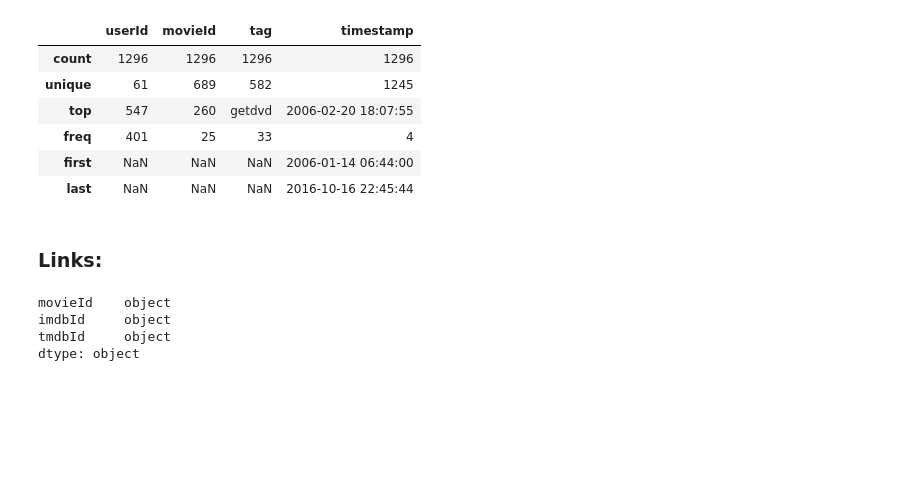
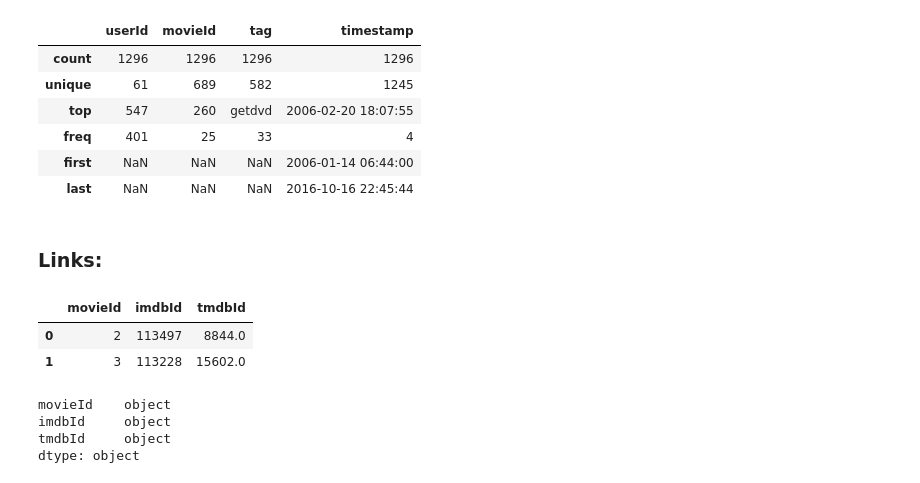
Before and after one commit to Alfonsogar/master_ds_project, a Jupyter notebook: Movielens.ipynb, the cells around one changed output. Saved outputs shown, nothing was run; the diff lists cells and outputs as text; code cells hidden in the pictures; blank space fills up the shorter version.

```diff
--- a/Movielens.ipynb
+++ b/Movielens.ipynb
@@ -23,7 +23,7 @@ user = pd.read_table(path_file + '/u.user', sep='|', header = None, names=column
 # %%
 tags = pd.read_csv(path_file + '/tags.csv', header=0)
 # %%
-links = pd.read_csv(path_file + '/clean_links.csv', header=0, columns_names=['movieId', 'imdbId', 'tmdbId'])
+links = pd.read_csv(path_file + '/clean_links.csv', header=0, names=['movieId', 'imdbId', 'tmdbId'])
 # %% [markdown]
 ## Profiling & cleaning data:
 # %% [markdown]
@@ -220,6 +220,12 @@ tags.describe()
 | last | NaN | NaN | NaN | 2016-10-16 22:45:44 |
 # %% [markdown]
 ### Links:
+# %%
+links.head(2)
+# %% [output]
+|  | movieId | imdbId | tmdbId |
+| 0 | 2 | 113497 | 8844.0 |
+| 1 | 3 | 113228 | 15602.0 |
 # %%
 links['movieId'] = links['movieId'].astype('str')
 links['imdbId'] = links['imdbId'].astype('str')
```
Also changed, not shown: parts of 22 cells of this notebook.
